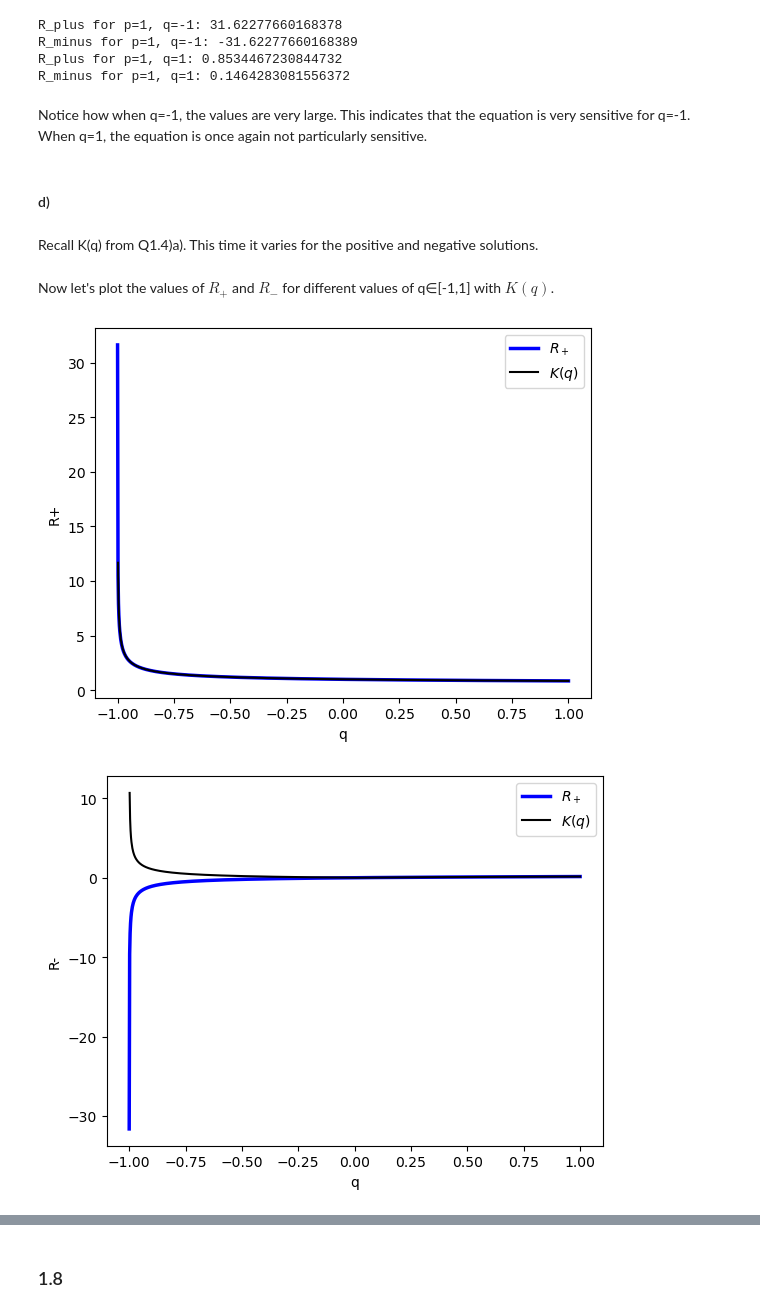
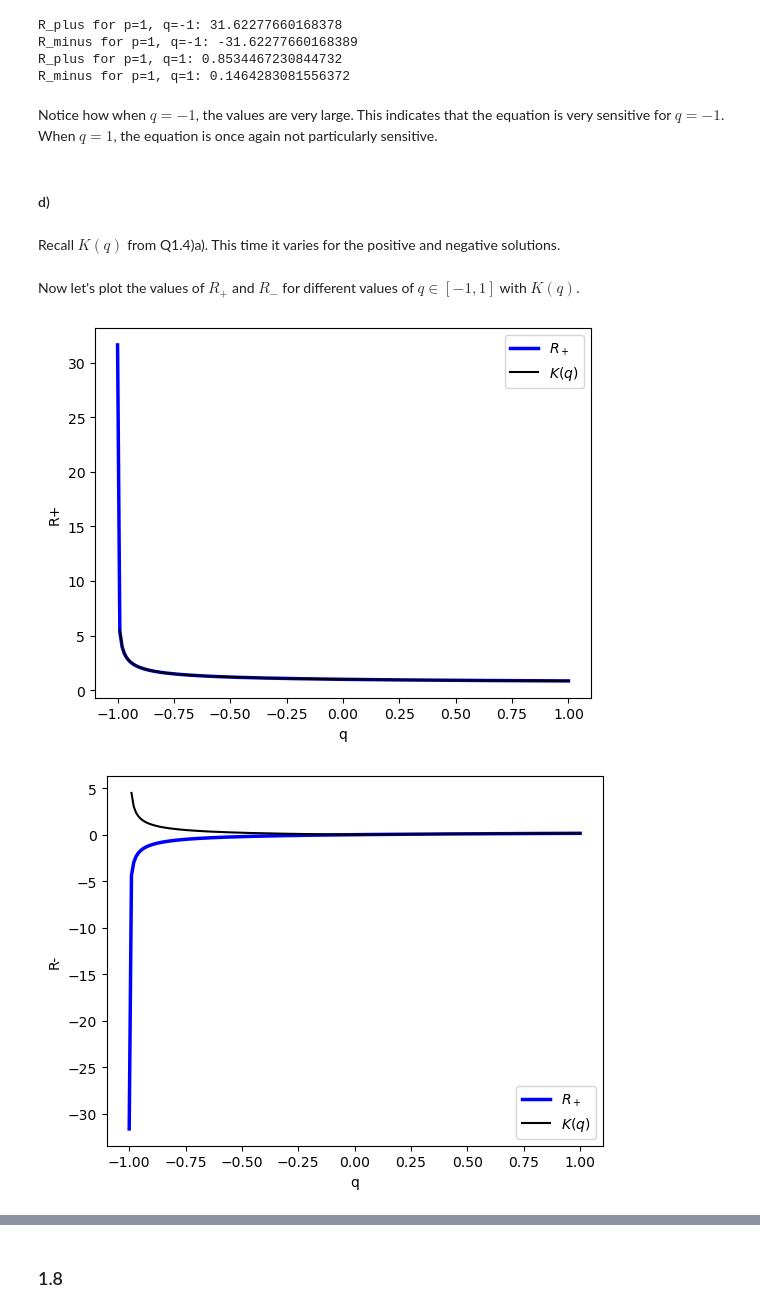
Before and after one commit to ArkinF/MA2K4, a Jupyter notebook: Assignment1.ipynb, the cells around one changed output, grey strips where cells are left out. Drawn from its saved outputs; the diff is of its cells as text; code cells hidden in the pictures.

```diff
--- a/Assignment1.ipynb
+++ b/Assignment1.ipynb
@@ -105,11 +108,11 @@ R_minus for p=1, q=-1: -31.62277660168389
 R_plus for p=1, q=1: 0.8534467230844732
 R_minus for p=1, q=1: 0.1464283081556372
 # %% [markdown]
-Notice how when q=-1, the values are very large. This indicates that the equation is very sensitive for q=-1. When q=1, the equation is once again not particularly sensitive.
+Notice how when $q=-1$, the values are very large. This indicates that the equation is very sensitive for $q=-1$. When $q=1$, the equation is once again not particularly sensitive.
 # %% [markdown]
 #### d)
 # %% [markdown]
-Recall K(q) from Q1.4)a). This time it varies for the positive and negative solutions.
+Recall $K(q)$ from Q1.4)a). This time it varies for the positive and negative solutions.
 # %%
 def k_q_plus(p,q):
     result = 0.5*abs(q/np.sqrt(p**2+q))*abs(1/(-p+np.sqrt(p**2+q)))
@@ -119,27 +122,28 @@ def k_q_minus(p,q):
     result = 0.5*abs(q/np.sqrt(p**2+q))*abs(1/(-p-np.sqrt(p**2+q)))
     return result
 # %% [markdown]
-Now let's plot the values of $R_+$ and $R_-$ for different values of q∈[-1,1] with $K(q)$.
+Now let's plot the values of $R_+$ and $R_-$ for different values of $q∈[-1,1]$ with $K(q)$.
 # %%
+# define variables
 del_q = 1e-3
 p = 1
-q_vals = np.linspace(-1,1,1000)
+q_vals = np.linspace(-1,1,200)
 
 # plot R plus
 plt.plot(q_vals, R_plus_q(q_vals, del_q, p), color='b', linewidth=2.5, label='$R_+$')
 plt.plot(q_vals, k_q_plus(p,q_vals), color='black', label='$K(q)$')
 plt.ylabel('R+')
 plt.xlabel('q')
 plt.legend()
 plt.show()
 
 # plot R minus
 plt.plot(q_vals, R_minus_q(q_vals, del_q, p), color='b', linewidth=2.5, label='$R_+$')
 plt.plot(q_vals, k_q_minus(p,q_vals), color='black', label='$K(q)$')
 plt.ylabel('R-')
 plt.xlabel('q')
 plt.legend()
 plt.show()
 # %% [output]
-[figure, old version]
+[figure, new version]
-[figure, old version]
+[figure, new version]
```
Also changed, not shown: parts of 16 cells of this notebook.
